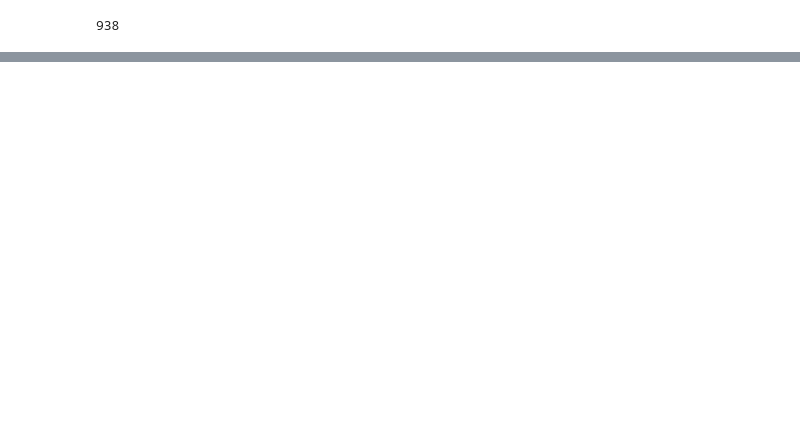
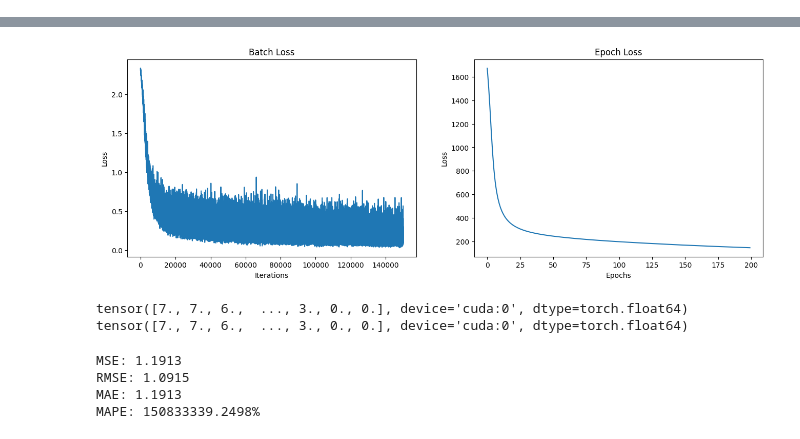
Before and after one commit to DucNgMinh/Deep_Learning_NEU, a Jupyter notebook: Homework_Week_2/11204838 - Nguyễn Minh Đức - HW2 - Notebook.ipynb, the cells around one changed output, grey strips where cells are left out. Saved outputs shown, nothing was run; the diff lists cells and outputs as text; code cells hidden in the pictures; blank space fills up the shorter version.

```diff
--- a/Homework_Week_2/11204838 - Nguyễn Minh Đức - HW2 - Notebook.ipynb
+++ b/Homework_Week_2/11204838 - Nguyễn Minh Đức - HW2 - Notebook.ipynb
@@ -118,14 +137,13 @@ plt.show()
 class MNIST_Neural_Network(nn.Module):
     def __init__(self, input_size, hidden_size, num_classes):
         super(MNIST_Neural_Network, self).__init__()
-        self.input_size = input_size
-        self.l1 = nn.Linear(input_size, hidden_size)
+        self.linear1 = nn.Linear(input_size, hidden_size)
         self.relu = nn.ReLU()
-        self.l2 = nn.Linear(hidden_size, num_classes)
+        self.linear2 = nn.Linear(hidden_size, num_classes)
 
     def forward(self, x):
-        out = self.l1(x)
+        out = self.linear1(x)
         out = self.relu(out)
-        out = self.l2(out)
+        out = self.linear2(out)
 
         return out
@@ -146,6 +152,6 @@ def compute_loss(model, data_loader, device):
 input_size = 784 # 28x28
 hidden_size = 500
 num_classes = 10
-num_epochs = 2
+num_epochs = 200
 batch_size = 64
 learning_rate = 0.001
@@ -162,3 +158,13 @@ import time
+# %%
+train_size = int(0.8 * len(train_dataset))
+val_size = len(train_dataset) - train_size
+
+# Use random_split to split the dataset
+train_dataset, val_dataset = random_split(train_dataset, [train_size, val_size])
+
+# Create DataLoaders for the training and validation sets
+train_loader = DataLoader(train_dataset, batch_size=batch_size, shuffle=True)
+val_loader = DataLoader(val_dataset, batch_size=batch_size, shuffle=False)
 # %%
 device = torch.device('cuda' if torch.cuda.is_available() else 'cpu')
 
@@ -174,9 +180,9 @@ n_total_batches = len(train_loader)
 batch_loss_list = []
 epoch_loss_list = []
 
-
-for epoch in range(1):
+for epoch in range(num_epochs):
     model.train()
+    current_loss = 0.
     for i, (images, labels) in enumerate(train_loader):
         # origin shape: [100, 1, 28, 28]
         # resized: [100, 784]
@@ -193,12 +199,12 @@ for epoch in range(1):
         optimizer.step()
 
         batch_loss_list.append(loss.item())
+        current_loss += loss.item()
         if (i+1) % 100 == 0:
             print (f'Epoch [{epoch+1}/{num_epochs}], Batch [{i+1}/{n_total_batches}], Loss: {loss.item():.4f}')
 
-    cost = compute_loss(model, train_loader, device)
-    epoch_loss_list.append(cost)
+    epoch_loss_list.append(current_loss)
 
-    print(f'Epoch [{epoch+1}/{num_epochs}] Train Cost: {cost}')
+    print(f'Epoch [{epoch+1}/{num_epochs}] Total train Cost: {current_loss}')
     print("-" * 45)
 # %% [output]
@@ -215,4 +228,13 @@ Epoch [1/2] Train Cost: 0.11419472843408585
-# %%
-len(train_loader)
-# %% [output]
-938
+# %%
+fig, ax = plt.subplots(1, 2, figsize=(16, 5))
+
+ax[0].plot(range(len(batch_loss_list)), (batch_loss_list), label='Batch Loss')
+ax[0].set_xlabel('Iterations')
+ax[0].set_ylabel('Loss')
+ax[0].set_title('Batch Loss')
+
+ax[1].plot(range(len(epoch_loss_list)), (epoch_loss_list), label='Epoch Loss')
+ax[1].set_xlabel('Epochs')
+ax[1].set_ylabel('Loss')
+ax[1].set_title('Epoch Loss')
+# %% [output]
@@ -218,0 +242 @@ len(train_loader)
+[figure, added]
@@ -218,0 +276,16 @@ len(train_loader)
+# %%
+print(predictions)
+print(actual_values)
+# %% [output]
+tensor([7., 7., 6.,  ..., 3., 0., 0.], device='cuda:0', dtype=torch.float64)
+tensor([7., 7., 6.,  ..., 3., 0., 0.], device='cuda:0', dtype=torch.float64)
+# %%
+print("MSE: {:.4f}".format(MSE(predictions, actual_values)))
+print("RMSE: {:.4f}".format(RMSE(predictions, actual_values)))
+print("MAE: {:.4f}".format(MAE(predictions, actual_values)))
+print("MAPE: {:.4f}%".format(MAPE(predictions, actual_values)))
+# %% [output]
+MSE: 1.1913
+RMSE: 1.0915
+MAE: 1.1913
+MAPE: 150833339.2498%
```
Also changed, not shown: parts of 18 cells of this notebook, 1 other file.
